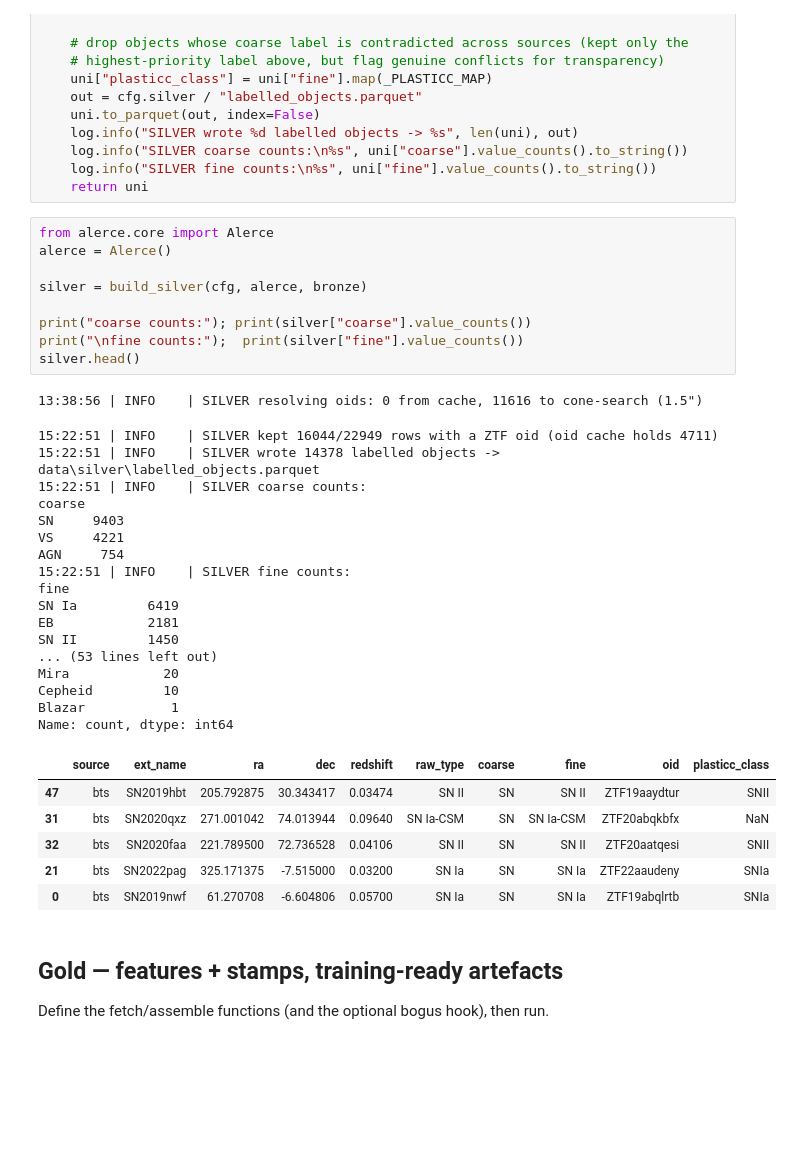
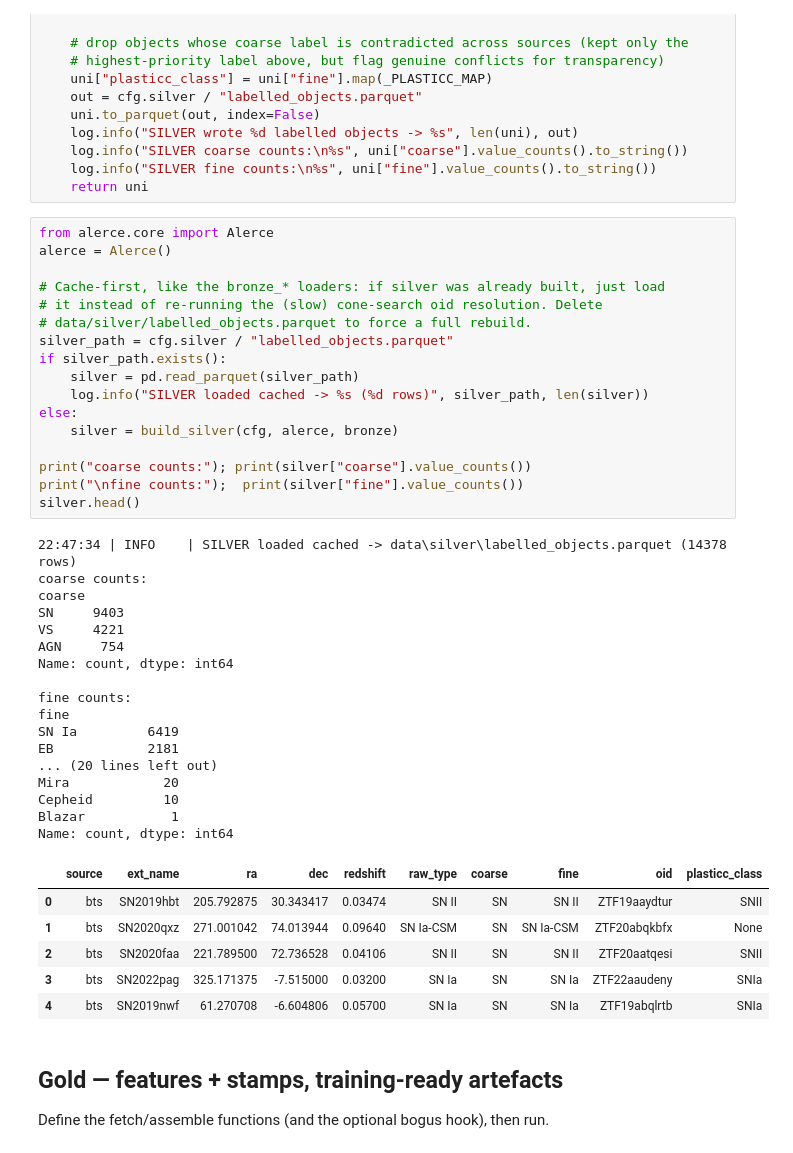
Before and after one commit to fatemalaali/astro-transient-classification, a Jupyter notebook: build_dataset.ipynb, the cells around one changed output. Saved outputs shown, nothing was run; the diff lists cells and outputs as text; blank space fills up the shorter version.

```diff
--- a/build_dataset.ipynb
+++ b/build_dataset.ipynb
@@ -642,37 +642,44 @@ def build_silver(cfg: Config, alerce, bronze: dict) -> pd.DataFrame:
 # %%
 from alerce.core import Alerce
 alerce = Alerce()
 
-silver = build_silver(cfg, alerce, bronze)
+# Cache-first, like the bronze_* loaders: if silver was already built, just load
+# it instead of re-running the (slow) cone-search oid resolution. Delete
+# data/silver/labelled_objects.parquet to force a full rebuild.
+silver_path = cfg.silver / "labelled_objects.parquet"
+if silver_path.exists():
+    silver = pd.read_parquet(silver_path)
+    log.info("SILVER loaded cached -> %s (%d rows)", silver_path, len(silver))
+else:
+    silver = build_silver(cfg, alerce, bronze)
 
 print("coarse counts:"); print(silver["coarse"].value_counts())
 print("\nfine counts:");  print(silver["fine"].value_counts())
 silver.head()
 # %% [output]
-13:38:56 | INFO    | SILVER resolving oids: 0 from cache, 11616 to cone-search (1.5")
+22:47:34 | INFO    | SILVER loaded cached -> data\silver\labelled_objects.parquet (14378 rows)
+coarse counts:
+coarse
+SN     9403
+VS     4221
+AGN     754
+Name: count, dtype: int64
+
+fine counts:
+fine
+SN Ia         6419
+EB            2181
+... (20 lines left out)
+Mira            20
+Cepheid         10
+Blazar           1
+Name: count, dtype: int64
-15:22:51 | INFO    | SILVER kept 16044/22949 rows with a ZTF oid (oid cache holds 4711)
-15:22:51 | INFO    | SILVER wrote 14378 labelled objects -> data\silver\labelled_objects.parquet
-15:22:51 | INFO    | SILVER coarse counts:
-coarse
-SN     9403
-VS     4221
-AGN     754
-15:22:51 | INFO    | SILVER fine counts:
-fine
-SN Ia         6419
-EB            2181
-SN II         1450
-... (53 lines left out)
-Mira            20
-Cepheid         10
-Blazar           1
-Name: count, dtype: int64
 |  | source | ext_name | ra | dec | redshift | raw_type | coarse | fine | oid | plasticc_class |
-| 47 | bts | SN2019hbt | 205.792875 | 30.343417 | 0.03474 | SN II | SN | SN II | ZTF19aaydtur | SNII |
-| 31 | bts | SN2020qxz | 271.001042 | 74.013944 | 0.09640 | SN Ia-CSM | SN | SN Ia-CSM | ZTF20abqkbfx | NaN |
-| 32 | bts | SN2020faa | 221.789500 | 72.736528 | 0.04106 | SN II | SN | SN II | ZTF20aatqesi | SNII |
-| 21 | bts | SN2022pag | 325.171375 | -7.515000 | 0.03200 | SN Ia | SN | SN Ia | ZTF22aaudeny | SNIa |
-| 0 | bts | SN2019nwf | 61.270708 | -6.604806 | 0.05700 | SN Ia | SN | SN Ia | ZTF19abqlrtb | SNIa |
+| 0 | bts | SN2019hbt | 205.792875 | 30.343417 | 0.03474 | SN II | SN | SN II | ZTF19aaydtur | SNII |
+| 1 | bts | SN2020qxz | 271.001042 | 74.013944 | 0.09640 | SN Ia-CSM | SN | SN Ia-CSM | ZTF20abqkbfx | None |
+| 2 | bts | SN2020faa | 221.789500 | 72.736528 | 0.04106 | SN II | SN | SN II | ZTF20aatqesi | SNII |
+| 3 | bts | SN2022pag | 325.171375 | -7.515000 | 0.03200 | SN Ia | SN | SN Ia | ZTF22aaudeny | SNIa |
+| 4 | bts | SN2019nwf | 61.270708 | -6.604806 | 0.05700 | SN Ia | SN | SN Ia | ZTF19abqlrtb | SNIa |
 # %% [markdown]
 ## Gold — features + stamps, training-ready artefacts
 Define the fetch/assemble functions (and the optional bogus hook), then run.
```
Also changed, not shown: parts of 4 cells of this notebook.
